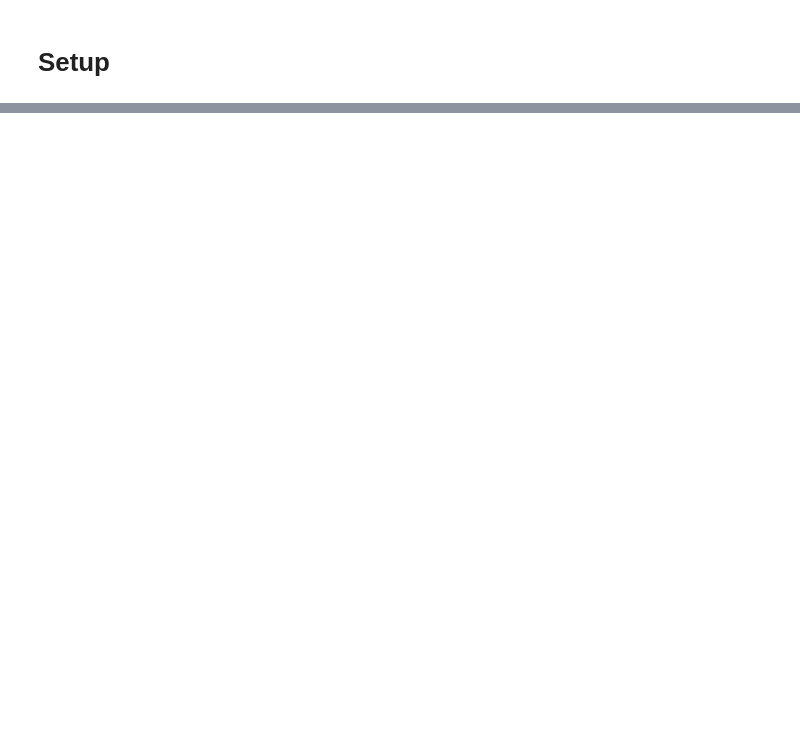
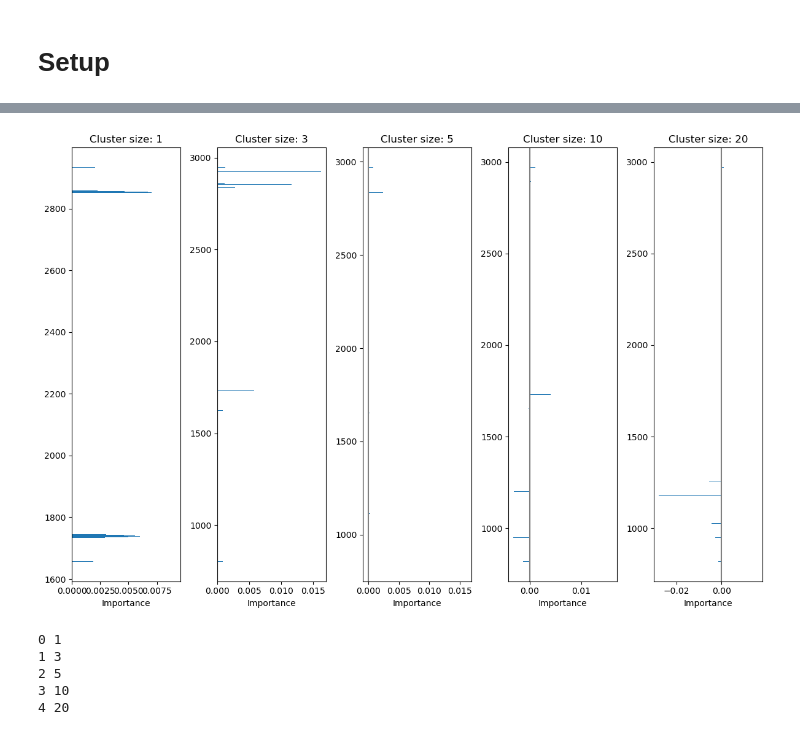
Before and after one commit to thegitrogmonster/Zamberger_thesis_AL2024, a Jupyter notebook: 06_Feature_Importance/06_feature_importance.ipynb, the cells around one changed output, grey strips where cells are left out. Cells and saved outputs as stored; diff of their text form; code cells hidden in the pictures; blank space fills up the shorter version.

```diff
--- a/06_Feature_Importance/06_feature_importance.ipynb
+++ b/06_Feature_Importance/06_feature_importance.ipynb
@@ -43,0 +425,45 @@ sys.path
+# %%
+# define the number of top features to plot
+top = 30
+
+# define the number of clusters
+n_clusters = len(cluster_sizes)
+
+# create the figure
+fig, ax = plt.subplots(1, n_clusters, figsize = (12,8))
+
+# create a plot for each key in fi_cluster
+for i, key in enumerate(fi_clusters.keys()):
+    cluster_size = cluster_sizes[i]
+    X_cluster = X.copy()
+    X_cluster = X_cluster.iloc[:, ::cluster_size]
+    # get the sorted index
+    sorted_idx = fi_clusters[key].importances_mean.argsort()
+    # get the top features
+    top_idx = sorted_idx[-top:]
+    # get the top importances
+    top_importances = fi_clusters[key].importances_mean[top_idx]
+    # get the top features
+    top_features = X_cluster.columns[top_idx]
+    # plot the top features
+    top_features = [int(name) for name in top_features]
+    ax[i].barh(top_features, top_importances)
+
+    ax[i].set_title(f"Cluster size: {cluster_size}")
+    ax[i].set_xlabel("Importance")
+    # add a vertical line at 0
+    ax[i].axvline(x=0, color="grey")
+fig.tight_layout()
+plt.show()
+# %% [output]
+[figure, added]
+# %%
+for i, key in enumerate(fi_clusters.keys()):
+
+        print(i, key)
+# %% [output]
+0 1
+1 3
+2 5
+3 10
+4 20
```
Also changed, not shown: parts of 42 cells of this notebook, 51 other files.
